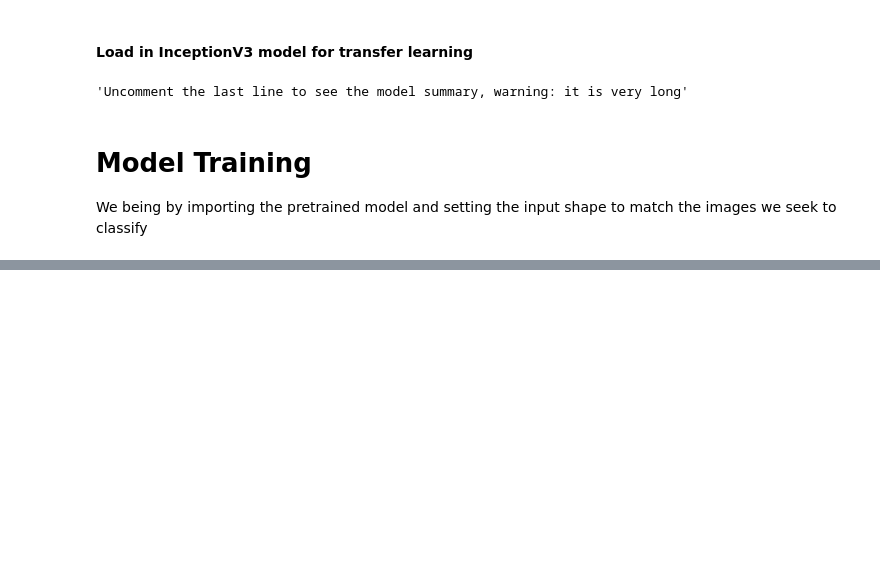
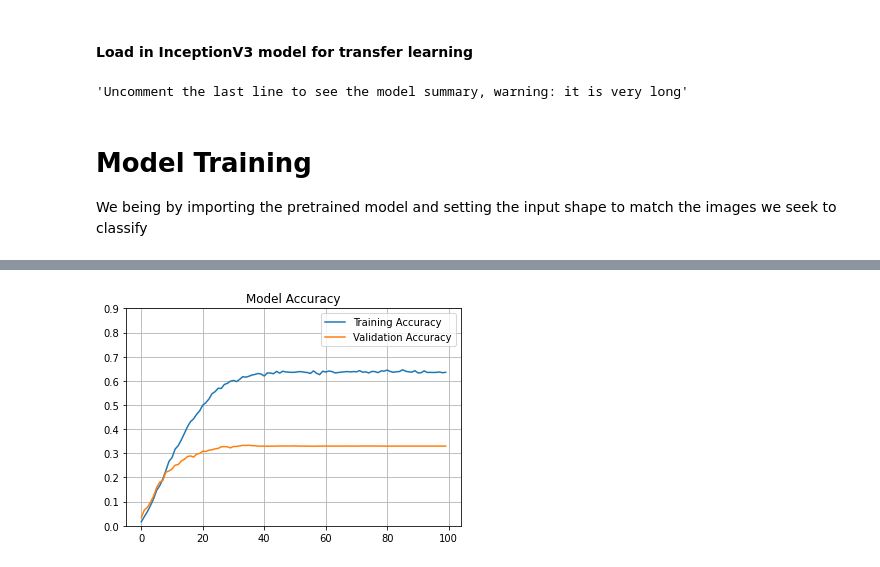
Before and after one commit to Schlam/inceptionv3-transfer-learning, a Jupyter notebook: transferlearning.ipynb, the cells around one changed output, grey strips where cells are left out. Drawn from its saved outputs; the diff is of its cells as text; code cells hidden in the pictures; blank space fills up the shorter version.

```diff
--- a/transferlearning.ipynb
+++ b/transferlearning.ipynb
@@ -66,9 +66,9 @@ Annotations include bounding boxes, segmentation labels.
 - prefetch (during training step s, allow the data for training step s+1 to be loaded to optimize runtime )
 # %%
 # Set batch size and image dimensions allowed by your memory resources
-batch_size = 64
-image_height = 400
-image_width = 400
+batch_size = 128
+image_height = 300
+image_width = 300
 
 
 def norm(image, label):
@@ -106,17 +106,24 @@ for layer in pretrained_model.layers:
 
 # Flatten the output, and add fully connected layer with a node for each class
 x = tf.keras.layers.Flatten()(pretrained_model.output)
+x = tf.keras.layers.Dense(256, activation='tanh')(x)
+x = tf.keras.layers.Dropout(0.1)(x)
 x = tf.keras.layers.Dense(200, activation='softmax')(x)
+
+# Adjust learning rate while training with LearningRateScheduler
+lr_scheduler = tf.keras.callbacks.LearningRateScheduler(lambda epoch: 1e-8 * 10**((100-epoch) / 20))
+optimizer = tf.keras.optimizers.Adam()
+
 
 # Use our model as the input layer
 model = tf.keras.Model(pretrained_model.input, x)
 model.compile(
     loss='sparse_categorical_crossentropy',
-    optimizer=tf.keras.optimizers.Adam(0.001),
-    metrics=['accuracy'],
+    optimizer=optimizer,
+    metrics=['accuracy']
 )
 
-"""Uncomment the last line to see the model summary, warning: it is very long"""
+"""Uncomment the last line to see the model summary. Warning: it is very long"""
 #model.summary()
 # %% [output]
 'Uncomment the last line to see the model summary, warning: it is very long'
@@ -128,8 +135,10 @@ We being by importing the pretrained model and setting the input shape to match
 # Fit the model
 history = model.fit(
     ds_train,
-    epochs=50,
+    epochs=100,
     shuffle=False,
-    batch_size=batch_size
+    batch_size=batch_size,
+    validation_data=ds_test,
+    callbacks=[lr_scheduler]
 )
 # %% [output]
@@ -152,0 +162,14 @@ Epoch 50/50
+# %%
+acc = history.history['accuracy']
+val = history.history['val_accuracy']
+
+plt.title('Model Accuracy')
+plt.plot(range(100), acc, label='Training Accuracy')
+plt.plot(range(100), val, label='Validation Accuracy')
+plt.yticks([i / 10.0 for i in range(10)])
+plt.ylim([0,.9])
+plt.grid()
+plt.legend()
+plt.show()
+# %% [output]
+[figure, added]
```
Also changed, not shown: parts of 3 cells of this notebook, 1 other file.
